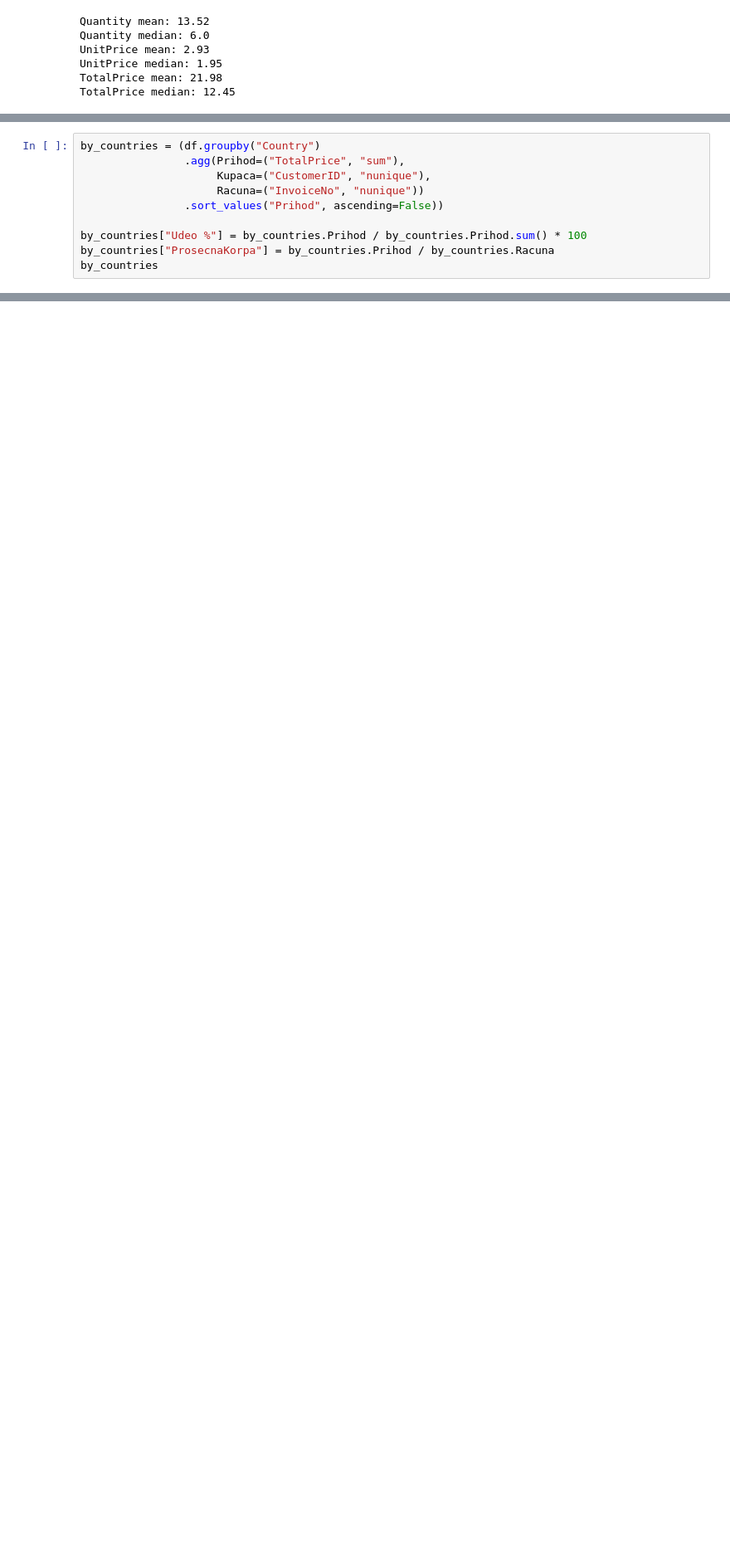
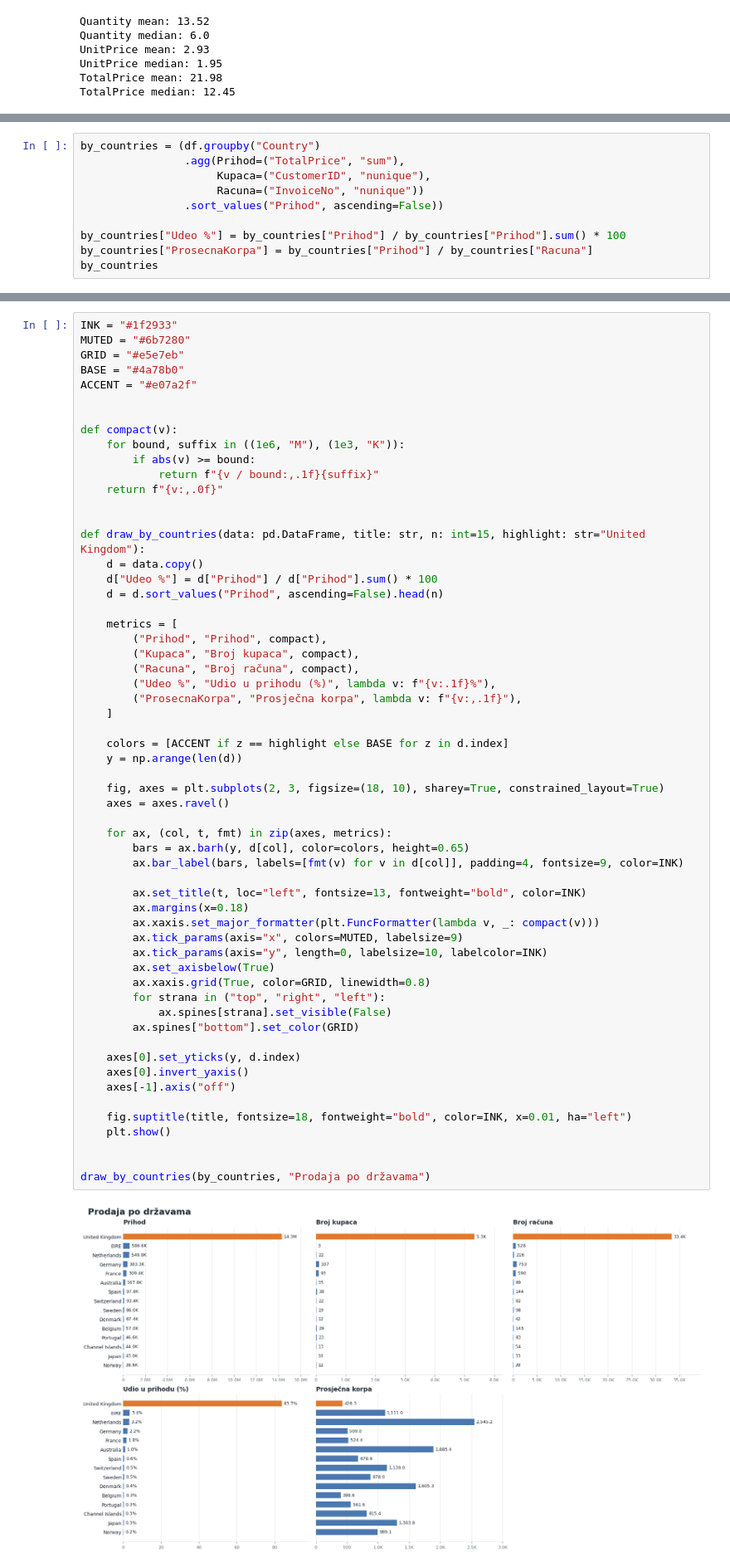
Before and after one commit to aaleksaacic/online-shop-analytics, a Jupyter notebook: notebooks/02_eda.ipynb, the cells around one changed output, grey strips where cells are left out. Shown at 83% size. Saved outputs shown, nothing was run; the diff lists cells and outputs as text; blank space fills up the shorter version.

```diff
--- a/notebooks/02_eda.ipynb
+++ b/notebooks/02_eda.ipynb
@@ -165,8 +156,8 @@ by_countries = (df.groupby("Country")
                      Racuna=("InvoiceNo", "nunique"))
                 .sort_values("Prihod", ascending=False))
 
-by_countries["Udeo %"] = by_countries.Prihod / by_countries.Prihod.sum() * 100
-by_countries["ProsecnaKorpa"] = by_countries.Prihod / by_countries.Racuna
+by_countries["Udeo %"] = by_countries["Prihod"] / by_countries["Prihod"].sum() * 100
+by_countries["ProsecnaKorpa"] = by_countries["Prihod"] / by_countries["Racuna"]
 by_countries
 # %% [output]
 |  | Prihod | Kupaca | Racuna | Udeo % | ProsecnaKorpa |
@@ -227,0 +181,60 @@ draw_by_countries(by_countries.drop("United Kingdom"), "Metrike po zemljama (bez
+# %%
+INK = "#1f2933"
+MUTED = "#6b7280"
+GRID = "#e5e7eb"
+BASE = "#4a78b0"
+ACCENT = "#e07a2f"
+
+
+def compact(v):
+    for bound, suffix in ((1e6, "M"), (1e3, "K")):
+        if abs(v) >= bound:
+            return f"{v / bound:,.1f}{suffix}"
+    return f"{v:,.0f}"
+
+
+def draw_by_countries(data: pd.DataFrame, title: str, n: int=15, highlight: str="United Kingdom"):
+    d = data.copy()
+    d["Udeo %"] = d["Prihod"] / d["Prihod"].sum() * 100
+    d = d.sort_values("Prihod", ascending=False).head(n)
+
+    metrics = [
+        ("Prihod", "Prihod", compact),
+        ("Kupaca", "Broj kupaca", compact),
+        ("Racuna", "Broj računa", compact),
+        ("Udeo %", "Udio u prihodu (%)", lambda v: f"{v:.1f}%"),
+        ("ProsecnaKorpa", "Prosječna korpa", lambda v: f"{v:,.1f}"),
+    ]
+
+    colors = [ACCENT if z == highlight else BASE for z in d.index]
+    y = np.arange(len(d))
+
+    fig, axes = plt.subplots(2, 3, figsize=(18, 10), sharey=True, constrained_layout=True)
+    axes = axes.ravel()
+
+    for ax, (col, t, fmt) in zip(axes, metrics):
+        bars = ax.barh(y, d[col], color=colors, height=0.65)
+        ax.bar_label(bars, labels=[fmt(v) for v in d[col]], padding=4, fontsize=9, color=INK)
+
+        ax.set_title(t, loc="left", fontsize=13, fontweight="bold", color=INK)
+        ax.margins(x=0.18)
+        ax.xaxis.set_major_formatter(plt.FuncFormatter(lambda v, _: compact(v)))
+        ax.tick_params(axis="x", colors=MUTED, labelsize=9)
+        ax.tick_params(axis="y", length=0, labelsize=10, labelcolor=INK)
+        ax.set_axisbelow(True)
+        ax.xaxis.grid(True, color=GRID, linewidth=0.8)
+        for strana in ("top", "right", "left"):
+            ax.spines[strana].set_visible(False)
+        ax.spines["bottom"].set_color(GRID)
+
+    axes[0].set_yticks(y, d.index)
+    axes[0].invert_yaxis()
+    axes[-1].axis("off")
+
+    fig.suptitle(title, fontsize=18, fontweight="bold", color=INK, x=0.01, ha="left")
+    plt.show()
+
+
+draw_by_countries(by_countries, "Prodaja po državama")
+# %% [output]
+[figure, added]
```
Also changed, not shown: parts of 41 cells of this notebook.
